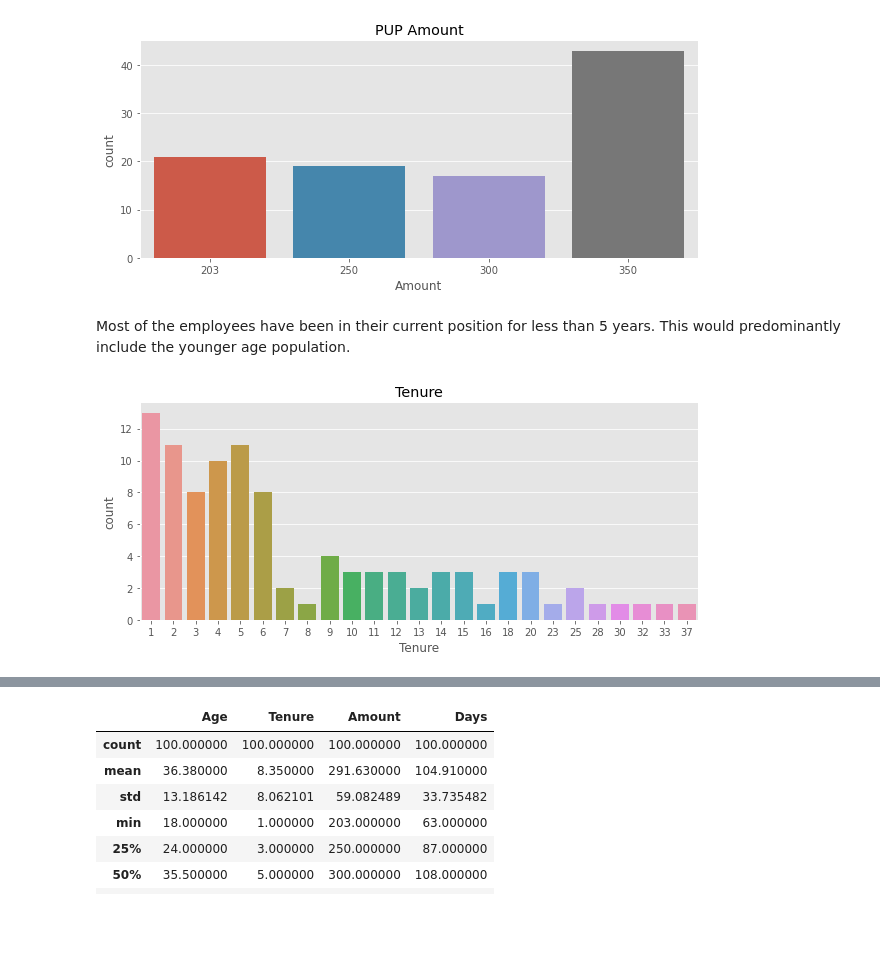
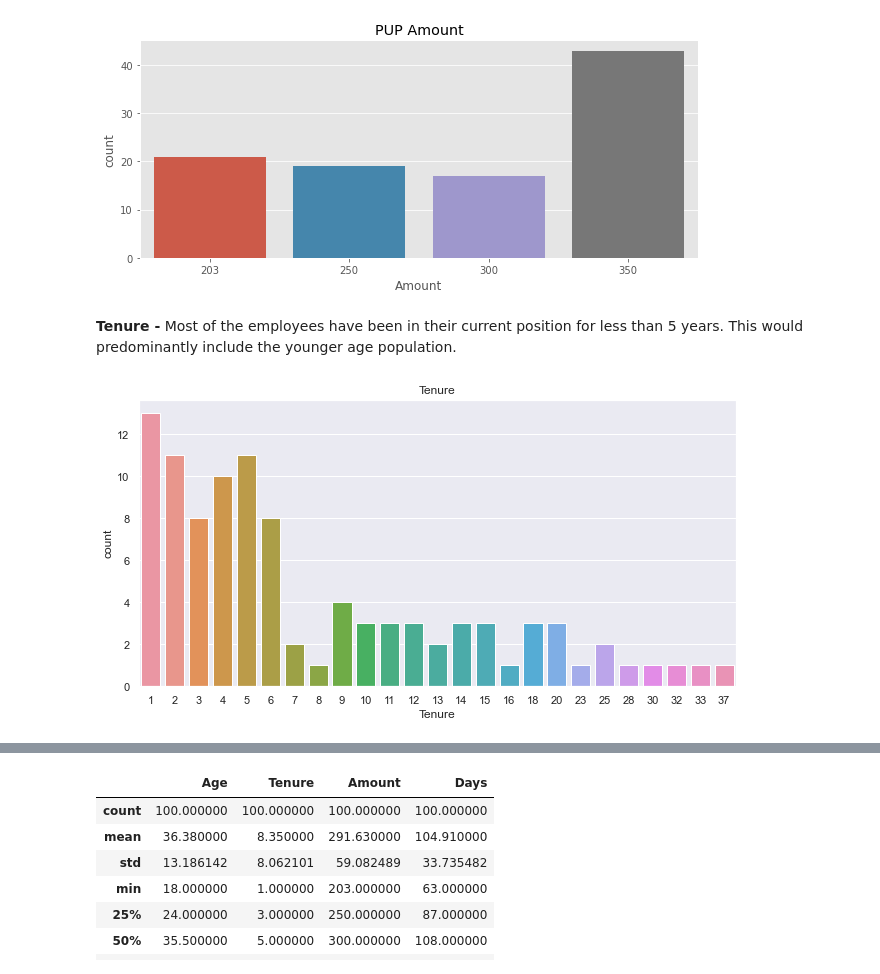
Before and after one commit to nmanley73/Project-Programming, a Jupyter notebook: Project - Programming.ipynb, the cells around one changed output, grey strips where cells are left out. Cells and saved outputs as stored; diff of their text form; code cells hidden in the pictures; blank space fills up the shorter version.

```diff
--- a/Project - Programming.ipynb
+++ b/Project - Programming.ipynb
@@ -96,11 +98,12 @@ y.set_title("PUP Amount");
 # %% [output]
 [figure]
 # %% [markdown]
-Most of the employees have been in their current position for less than 5 years. This would predominantly include the younger age population.
+**Tenure -** Most of the employees have been in their current position for less than 5 years. This would predominantly include the younger age population.
 # %%
 import seaborn as sns
-
+# change figure size of seaborn plot [9]
+sns.set(rc={'figure.figsize':(10.7,5.27)})
 z=sns.countplot(x ='Tenure', data = df)
 z.set_title("Tenure");
 # %% [output]
-[figure, old version]
+[figure, new version]
```
Also changed, not shown: parts of 15 cells of this notebook.
